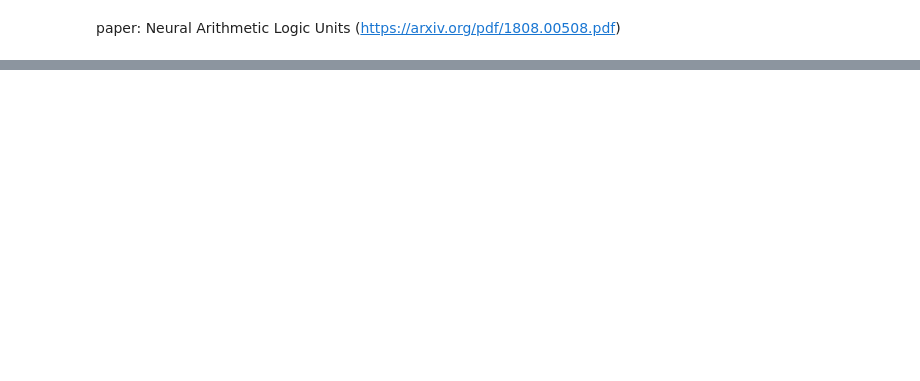
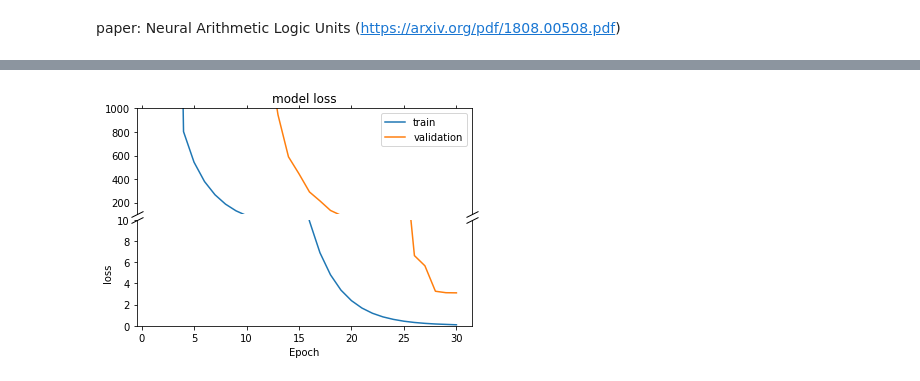
Before and after one commit to i-Pad/NNH, a Jupyter notebook: Untitled/2023/JAN-05/JAN-05-det.ipynb, the cells around one changed output, grey strips where cells are left out. Cells and saved outputs as stored; diff of their text form; code cells hidden in the pictures; blank space fills up the shorter version.

```diff
--- a/Untitled/2023/JAN-05/JAN-05-det.ipynb
+++ b/Untitled/2023/JAN-05/JAN-05-det.ipynb
@@ -181,7 +103,7 @@ X_train = []
 y_train = []
 
 while num <= n_train:
-    A = np.random.randint(1, 50, size=(2, 2))
+    A = np.random.randint(1, 20, size=(2, 2))
 
     if det(A) == 0:
         continue
@@ -204,7 +126,7 @@ X_val = []
 y_val = []
 
 while num <= n_val:
-    A = np.random.randint(1, 50, size=(2, 2))
+    A = np.random.randint(20, 40, size=(2, 2))
 
     if det(A) == 0:
         continue
@@ -236,6 +182,6 @@ device
 # %%
 # model = NALU(input_shape=4, output_shape=1, n_layers=2, hidden_shape=2)
-model = NALU2()
+model = Custom()
 # %%
 for name, param in model.named_parameters():
   print(name, param.data)
@@ -255,7 +218,9 @@ b_size = 128
 dataloader = DataLoader(dataset, batch_size=b_size, shuffle=True)
 optimizer = optim.Adam(model.parameters(), lr=0.001)
 # %%
-epochs = 100
+print(n_train / b_size)
+
+epochs = 30
 train_loss = 0.0
 val_loss = 0.0
 b_idx = 0
@@ -347,25 +291,30 @@ plt.show()
 # %%
 fig, (ax1, ax2) = plt.subplots(2, 1, sharex=True)
 fig.subplots_adjust(hspace=0.05)
 
 ax1.plot(epos, los, label='train')
+ax1.plot(epos, v_los, label='validation')
+ax2.plot(epos, los, label='train')
 ax2.plot(epos, v_los, label='validation')
 
-ax1.set_ylim(4e+5, 5e+5)
-ax2.set_ylim(0, 100)
+
+ax1.set_ylim(100, 1000)
+ax2.set_ylim(0, 10)
 
 ax1.spines['bottom'].set_visible(False)
 ax2.spines['top'].set_visible(False)
 ax1.xaxis.tick_top()
 ax1.tick_params(labeltop=False)
 ax2.xaxis.tick_bottom()
 
-kwargs = dict(mark=[(-1, -0.5), (1, 0.5)], markersize=12, linestyle='none', color='k', mec='k', mew=1, clip_on=False)
+kwargs = dict(marker=[(-1, -0.5), (1, 0.5)], markersize=12, linestyle='none', color='k', mec='k', mew=1, clip_on=False)
 ax1.plot([0, 1], [0, 0], transform=ax1.transAxes, **kwargs)
 ax2.plot([0, 1], [1, 1], transform=ax2.transAxes, **kwargs)
 
-plt.title('model loss')
+ax1.set_title('model loss')
 plt.xlabel('Epoch')
 plt.ylabel('loss')
-plt.legend()
+ax1.legend()
 plt.show()
+# %% [output]
+[figure, added]
```
Also changed, not shown: parts of 20 cells of this notebook, 6 other files.
